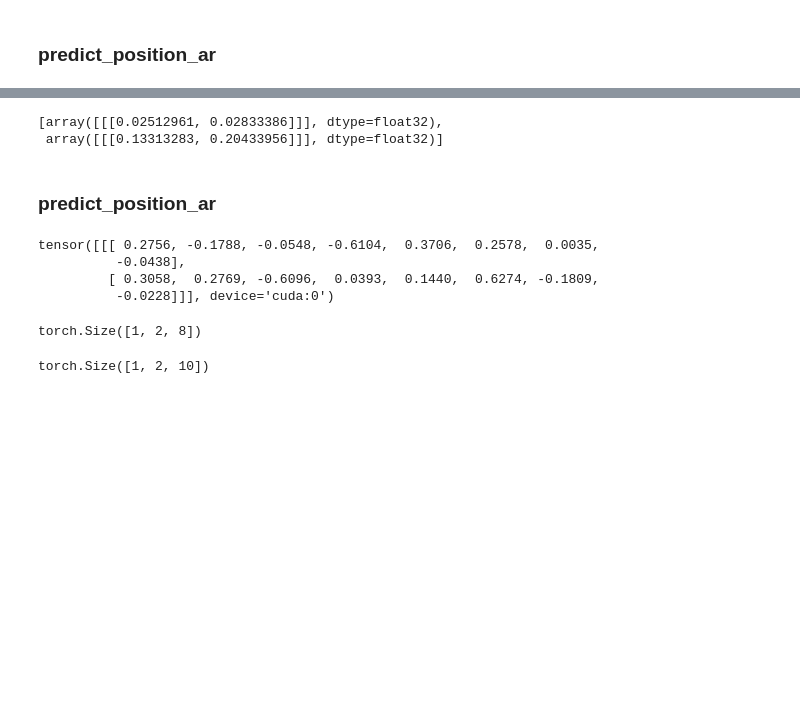
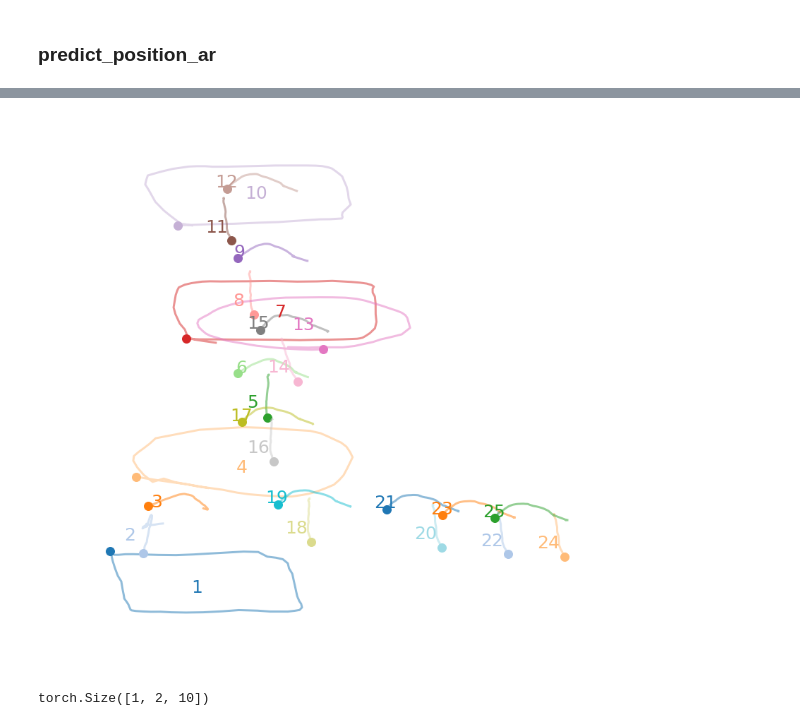
Before and after one commit to IAmigos/CoSE-pytorch, a Jupyter notebook: Alex_qual_eval.ipynb, the cells around one changed output, grey strips where cells are left out. Cells and saved outputs as stored; diff of their text form; code cells hidden in the pictures; blank space fills up the shorter version.

Commit message:
quantitative_eval_step working now

```diff
--- a/Alex_qual_eval.ipynb
+++ b/Alex_qual_eval.ipynb
@@ -114,8 +112,0 @@ ar_end_pos = np.split(end_positions[:, 0:context_ids], context_ids, axis=1)
-# %%
-ar_start_pos
-# %% [output]
-[array([[[0.02512961, 0.02833386]]], dtype=float32),
- array([[[0.13313283, 0.20433956]]], dtype=float32)]
-# %%
-for stroke_i in range(context_ids, n_strokes):
-    break
@@ -122,22 +161,16 @@ for stroke_i in range(context_ids, n_strokes):
+# %%
+for stroke_i in range(context_ids, n_strokes):
+    context_embeddings, ar_start_pos, predicted_batch_stroke, predicted_batch_strat_pos, draw_seq_len = draw_pred_strokes_ar_step(stroke_i, context_embeddings, ar_start_pos, mean_channel, std_channel, rel_nhead = 4, decoded_length = 50, draw = False)
+# %%
+npfig, fig, _, _ = transform_strokes_to_image(predicted_batch_stroke.detach().cpu(), draw_seq_len, predicted_batch_strat_pos.detach().cpu(), mean_channel, std_channel, num_strokes=predicted_batch_stroke.shape[0], stroke_pred=None, start_coord_pred=None, output_path = log_dir, output_file = 'noutput_pruebas',  save  = True, square_figure=True, alpha=0.5, highlight_start=True)
+# %% [output]
+[figure, added]
 # %%
 input_pos = np.concatenate(ar_start_pos[:stroke_i], axis=1)
-# %% [markdown]
-### predict_position_ar
-# %%
-context_embeddings
-# %% [output]
-tensor([[[ 0.2756, -0.1788, -0.0548, -0.6104,  0.3706,  0.2578,  0.0035,
-          -0.0438],
-         [ 0.3058,  0.2769, -0.6096,  0.0393,  0.1440,  0.6274, -0.1809,
-          -0.0228]]], device='cuda:0')
 # %%
 # with seq_len None
 n_strokes_ = context_embeddings.size(1)
 seq_len = (torch.ones_like(context_embeddings[:, 0, 0])*n_strokes_).int()
-# %%
-context_embeddings.shape
-# %% [output]
-torch.Size([1, 2, 8])
 # %%
 pos_ar_inputs = torch.cat([context_embeddings, torch.tensor(input_pos).to(device)], dim = 2)
 # %%
```
Also changed, not shown: parts of 23 cells of this notebook, 3 other files.
